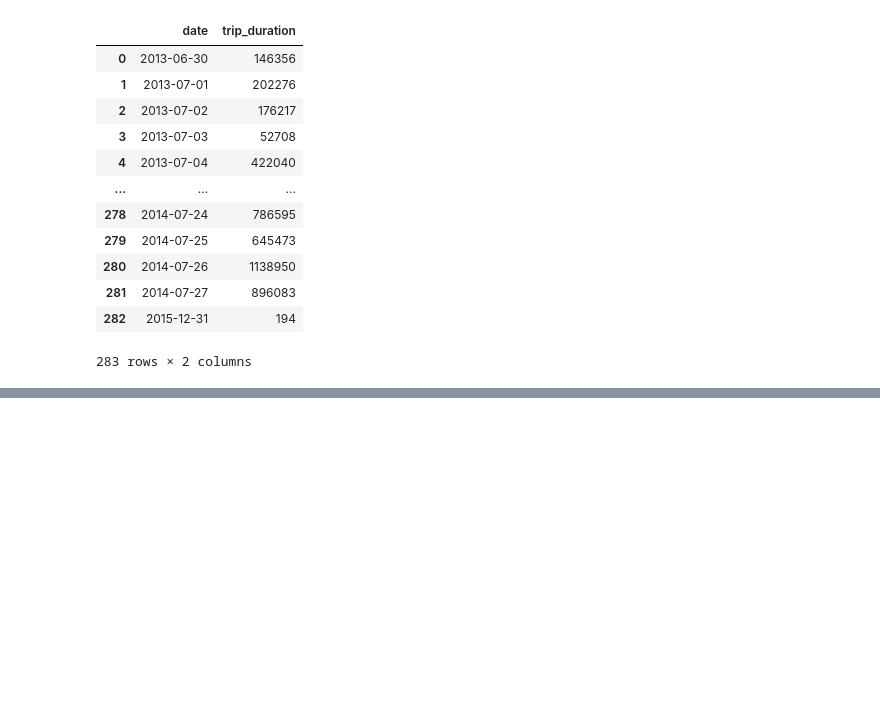
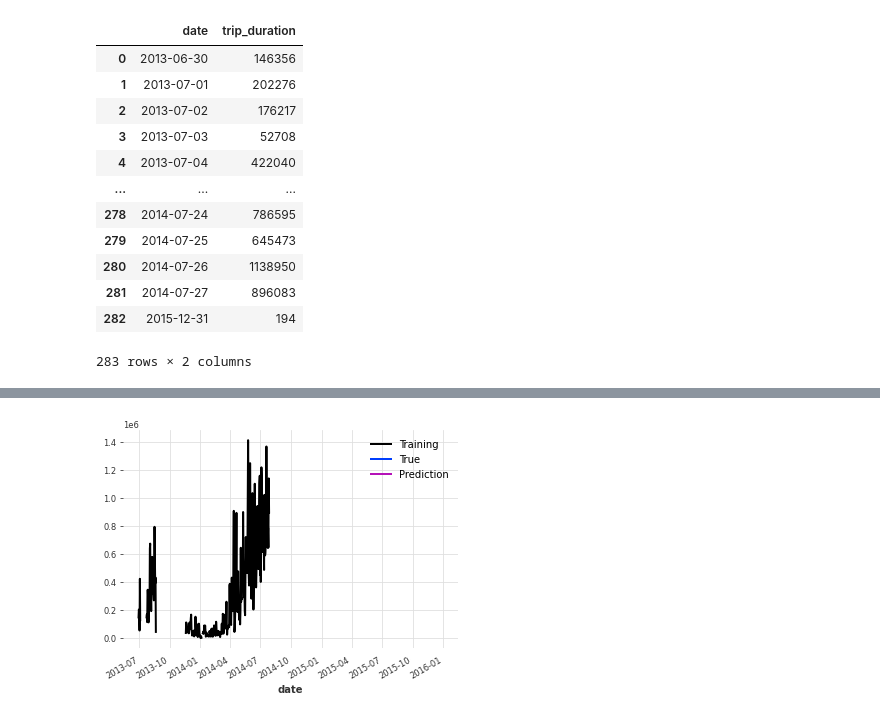
Before and after one commit to astrodestroyergithub/Divvy-Bike-Share, a Jupyter notebook: CODE/darts_exploration.ipynb, the cells around one changed output, grey strips where cells are left out. Cells and saved outputs as stored; diff of their text form; code cells hidden in the pictures; blank space fills up the shorter version.

Commit message:
Darts Renewed

```diff
--- a/CODE/darts_exploration.ipynb
+++ b/CODE/darts_exploration.ipynb
@@ -53,0 +74,16 @@ series.plot()
+# %%
+from darts.models import Theta
+
+# fit the theta model
+model_theta = Theta()
+model_theta.fit(training)
+
+# validation prediction
+pred_theta = model_theta.predict(len(validation))
+
+# visualize
+training.plot(label='Training')
+validation.plot(label='True')
+pred_theta.plot(label='Prediction')
+# %% [output]
+[figure, added]
```
Also changed, not shown: parts of 10 cells of this notebook.
